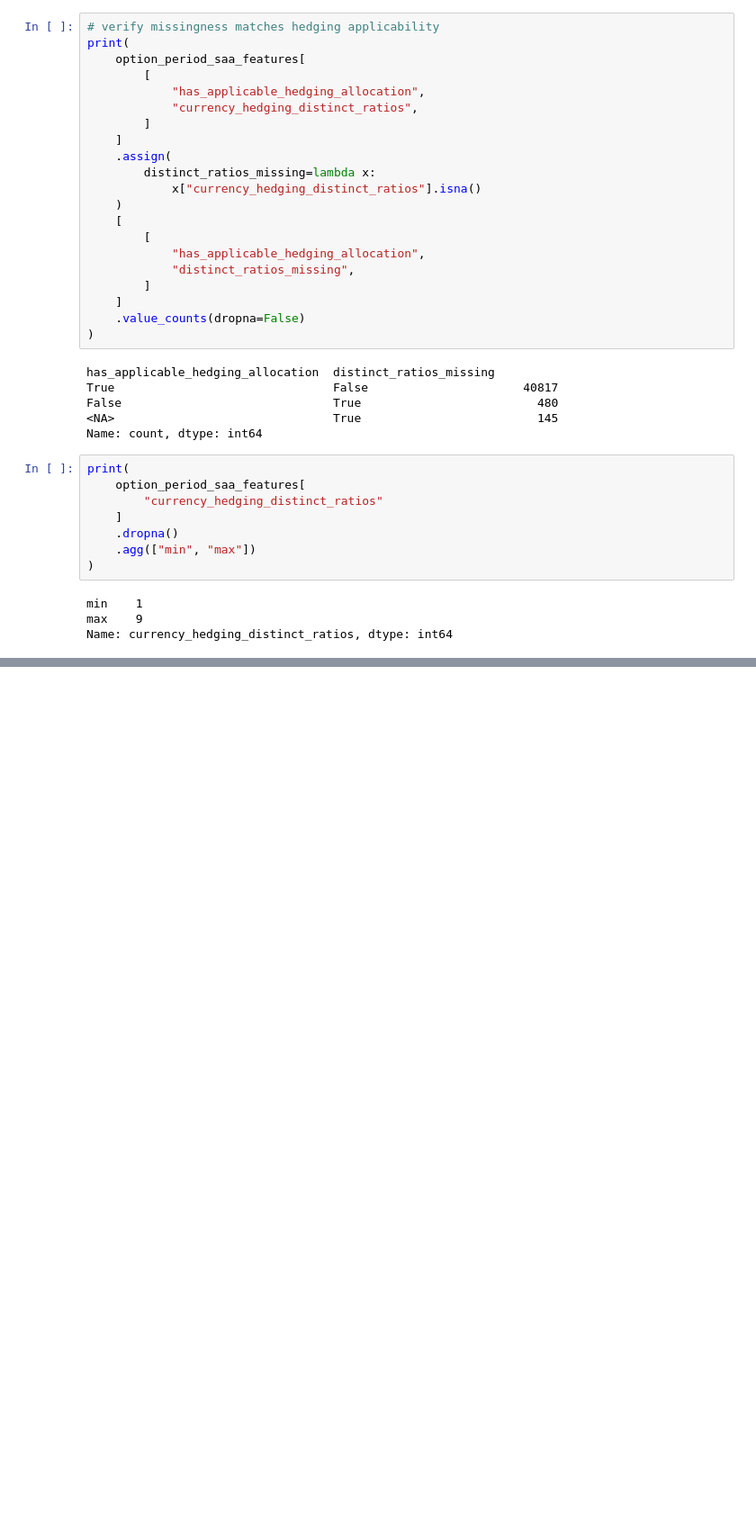
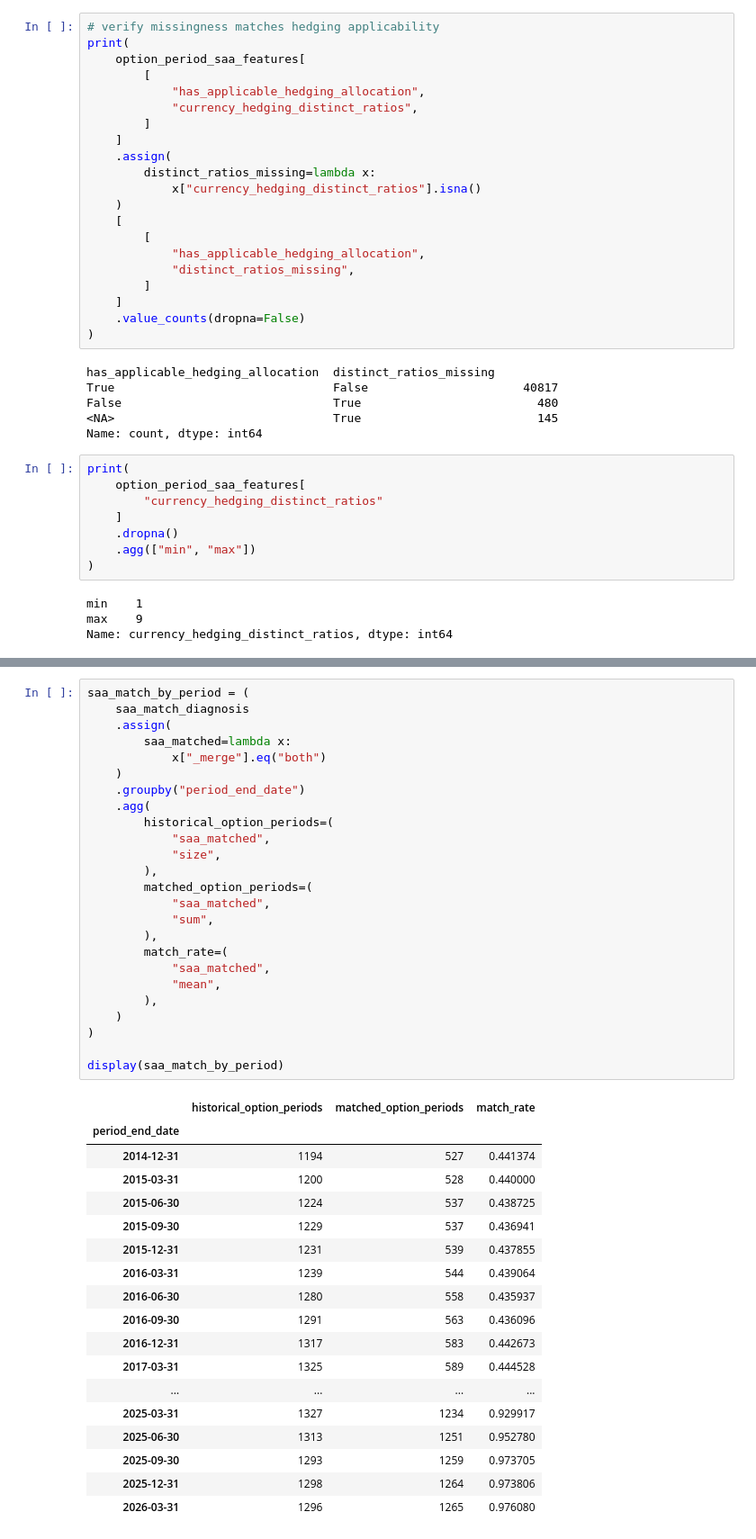
Before and after one commit to terra9/superannuation-performance-early-warning, a Jupyter notebook: notebooks/apra_data_audit.ipynb, the cells around one changed output, grey strips where cells are left out. Shown at 90% size. Saved outputs shown, nothing was run; the diff lists cells and outputs as text; blank space fills up the shorter version.

Commit message:
Merged hist_enriched with proccessed saa_features.

```diff
--- a/notebooks/apra_data_audit.ipynb
+++ b/notebooks/apra_data_audit.ipynb
@@ -8259,0 +8475,44 @@ Name: currency_hedging_distinct_ratios, dtype: int64
+# %%
+saa_match_by_period = (
+    saa_match_diagnosis
+    .assign(
+        saa_matched=lambda x:
+            x["_merge"].eq("both")
+    )
+    .groupby("period_end_date")
+    .agg(
+        historical_option_periods=(
+            "saa_matched",
+            "size",
+        ),
+        matched_option_periods=(
+            "saa_matched",
+            "sum",
+        ),
+        match_rate=(
+            "saa_matched",
+            "mean",
+        ),
+    )
+)
+
+display(saa_match_by_period)
+# %% [output]
+|  | historical_option_periods | matched_option_periods | match_rate |
+| period_end_date |  |  |  |
+| 2014-12-31 | 1194 | 527 | 0.441374 |
+| 2015-03-31 | 1200 | 528 | 0.440000 |
+| 2015-06-30 | 1224 | 537 | 0.438725 |
+| 2015-09-30 | 1229 | 537 | 0.436941 |
+| 2015-12-31 | 1231 | 539 | 0.437855 |
+| 2016-03-31 | 1239 | 544 | 0.439064 |
+| 2016-06-30 | 1280 | 558 | 0.435937 |
+| 2016-09-30 | 1291 | 563 | 0.436096 |
+| 2016-12-31 | 1317 | 583 | 0.442673 |
+| 2017-03-31 | 1325 | 589 | 0.444528 |
+| ... | ... | ... | ... |
+| 2025-03-31 | 1327 | 1234 | 0.929917 |
+| 2025-06-30 | 1313 | 1251 | 0.952780 |
+| 2025-09-30 | 1293 | 1259 | 0.973705 |
+| 2025-12-31 | 1298 | 1264 | 0.973806 |
+| 2026-03-31 | 1296 | 1265 | 0.976080 |
```
Also changed, not shown: parts of 19 cells of this notebook.
